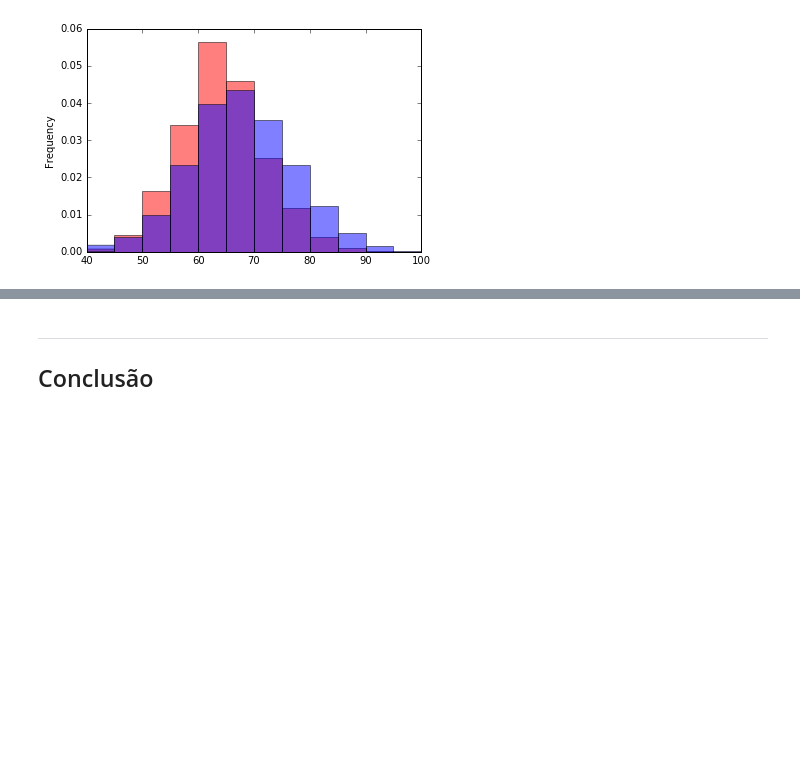
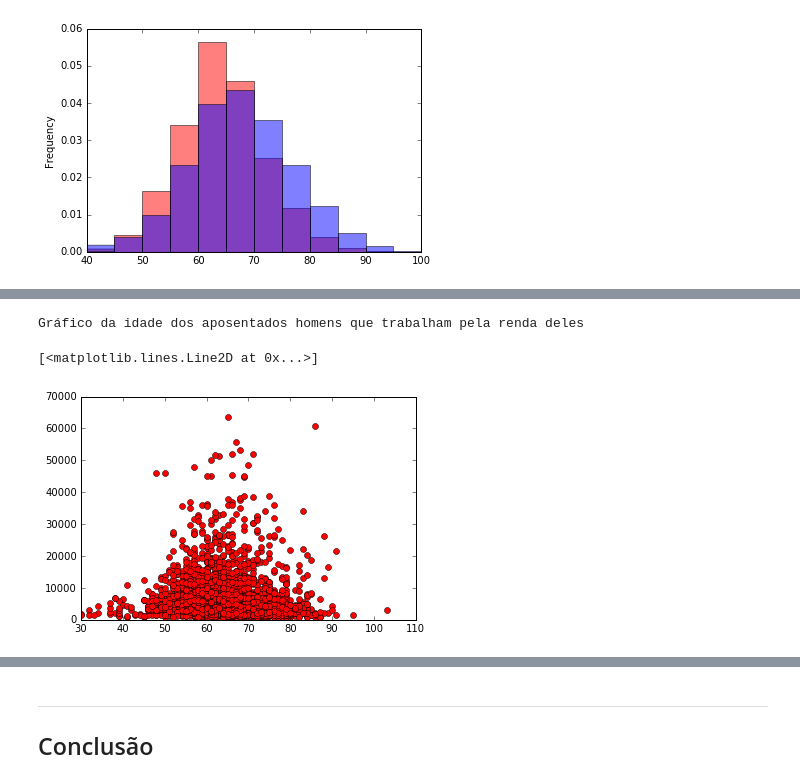
Before and after one commit to otavioscardoso/CD, a Jupyter notebook: Projeto1 Layout.ipynb, the cells around one changed output, grey strips where cells are left out. Cells and saved outputs as stored; diff of their text form; code cells hidden in the pictures; blank space fills up the shorter version.

```diff
--- a/Projeto1 Layout.ipynb
+++ b/Projeto1 Layout.ipynb
@@ -304,0 +316,7 @@ TypeError: 'AxesSubplot' object is not callable
+# %%
+print("Gráfico da idade dos aposentados homens que trabalham pela renda deles")
+plt.plot(dados.IDADE[(dados.RENDIMENTO_MENSAL <999999999999) & (dados.CASADO=='Casado') & (dados.APOSENTADO == 'Aposentado') & (dados.TRABALHO== 'Sim') &(dados.SEXO=='Homens')] , dados.RENDIMENTO_MENSAL[(dados.RENDIMENTO_MENSAL <999999999999) & (dados.CASADO=='Casado') & (dados.APOSENTADO == 'Aposentado') & (dados.TRABALHO== 'Sim')&(dados.SEXO=='Homens')],'ro')
+# %% [output]
+Gráfico da idade dos aposentados homens que trabalham pela renda deles
+[<matplotlib.lines.Line2D at 0x...>]
+[figure, added]
```
Also changed, not shown: parts of 7 cells of this notebook.
